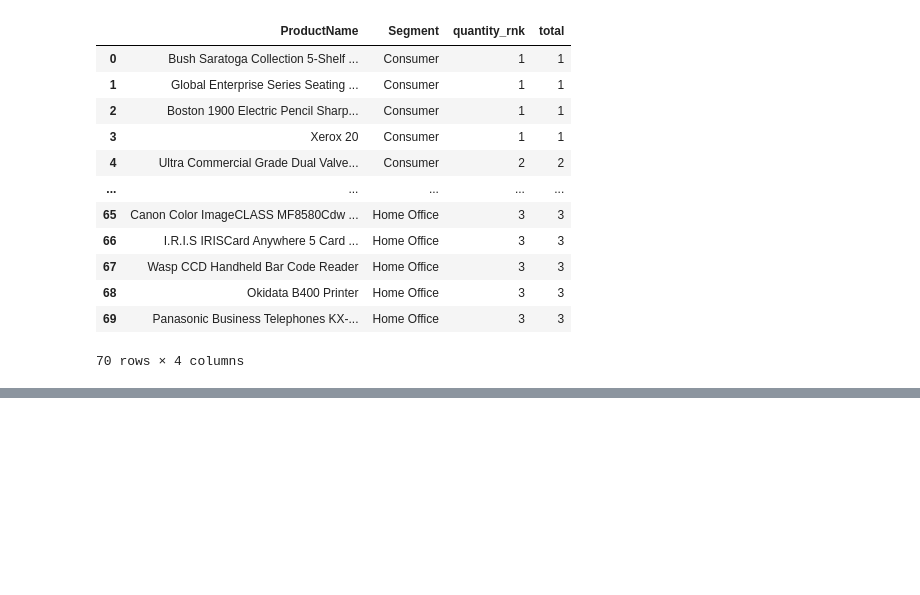
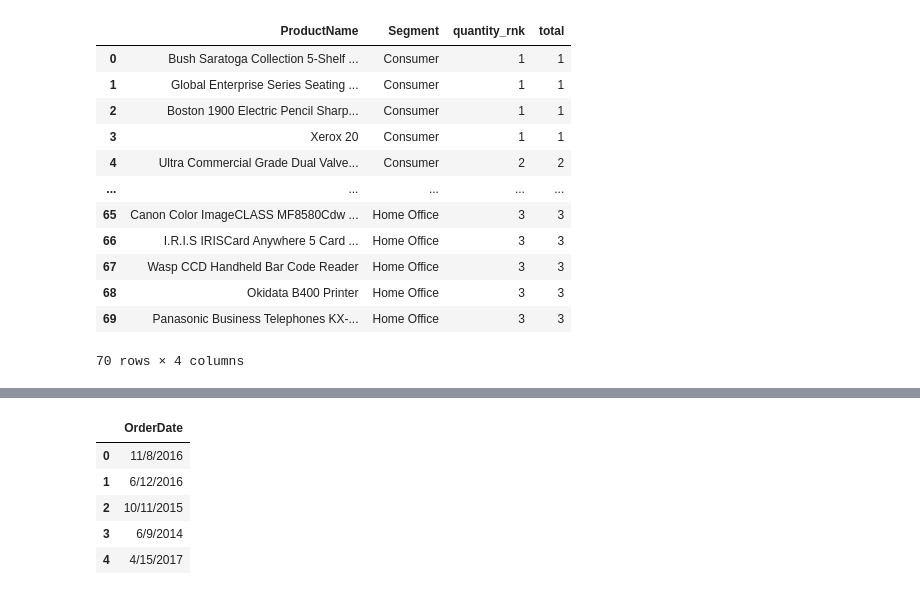
Before and after one commit to Rojhak/BI_analysis, a Jupyter notebook: bi_database.ipynb, the cells around one changed output, grey strips where cells are left out. Saved outputs shown, nothing was run; the diff lists cells and outputs as text; code cells hidden in the pictures; blank space fills up the shorter version.

```diff
--- a/bi_database.ipynb
+++ b/bi_database.ipynb
@@ -406,0 +421,9 @@ conn.commit()
+# %%
+pd.read_sql("Select OrderDate from orders limit 5", conn)
+# %% [output]
+|  | OrderDate |
+| 0 | 11/8/2016 |
+| 1 | 6/12/2016 |
+| 2 | 10/11/2015 |
+| 3 | 6/9/2014 |
+| 4 | 4/15/2017 |
```
Also changed, not shown: parts of 6 cells of this notebook.
